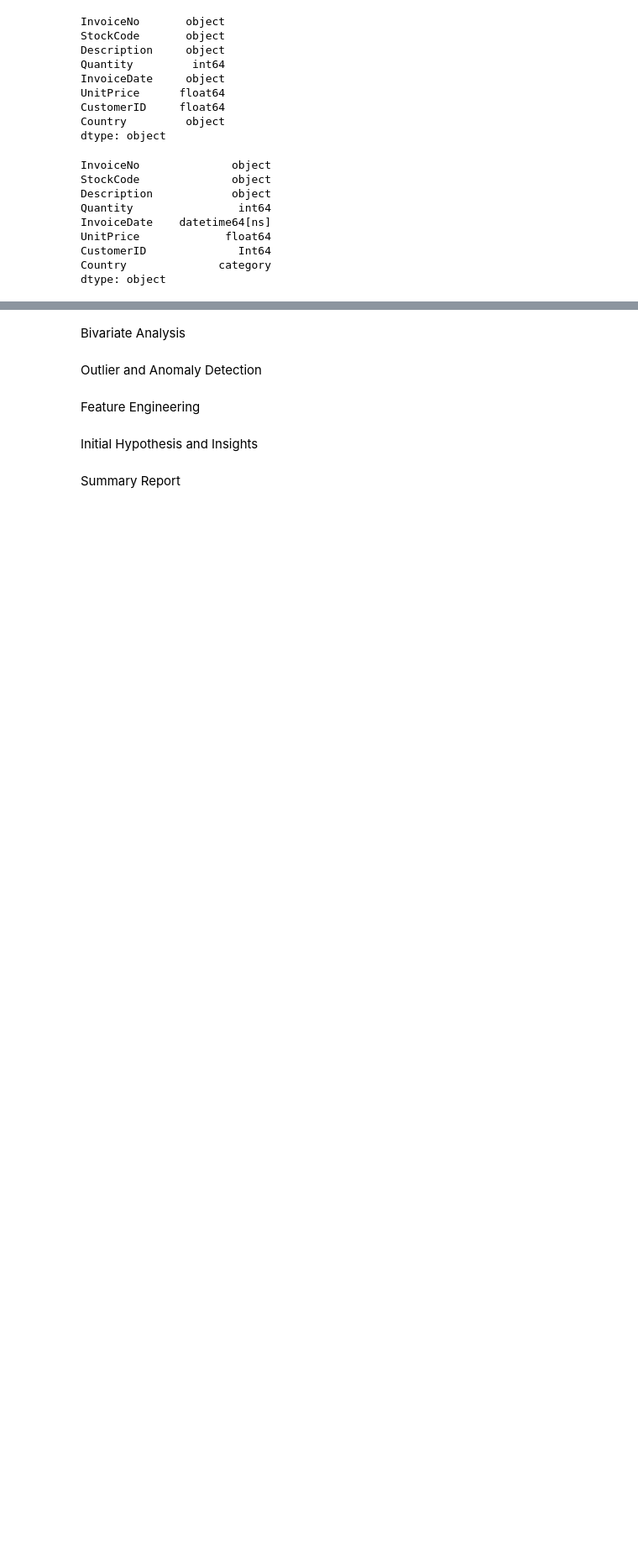
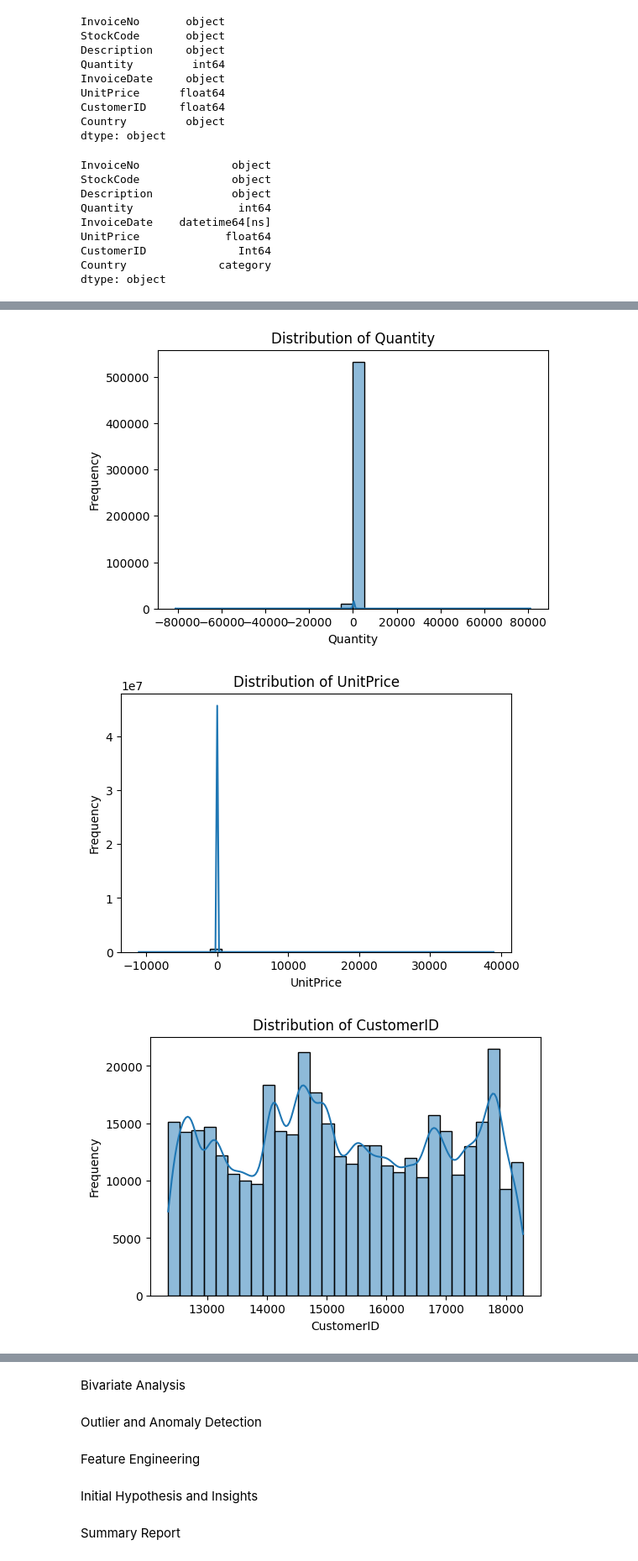
Before and after one commit to theozel-john-bringino/ml-projects-portfolio, a Jupyter notebook: exploratory_data_analysis/e-commerce_data/e-commerce_data_eda.ipynb, the cells around one changed output, grey strips where cells are left out. Shown at 84% size. Saved outputs shown, nothing was run; the diff lists cells and outputs as text; code cells hidden in the pictures; blank space fills up the shorter version.

Commit message:
repush ecommerce data eda notebook, wip univariate analysis

```diff
--- a/exploratory_data_analysis/e-commerce_data/e-commerce_data_eda.ipynb
+++ b/exploratory_data_analysis/e-commerce_data/e-commerce_data_eda.ipynb
@@ -103,0 +104,4 @@ Univariate Analysis
+# %%
+#Create numerical and categorical cols for easier accessing
+numeric_cols = data_df.select_dtypes(include=['int64', 'float64']).columns.tolist()
+categorical_cols = data_df.select_dtypes(include=['object', 'category']).columns.tolist()
@@ -103,0 +120,12 @@ Univariate Analysis
+# %%
+for col in numeric_cols:
+    plt.figure(figsize=(6, 4))
+    sns.histplot(data_df[col], bins=30, kde=True)
+    plt.title(f'Distribution of {col}')
+    plt.xlabel(col)
+    plt.ylabel('Frequency')
+    plt.show()
+# %% [output]
+[figure, added]
+[figure, added]
+[figure, added]
```
Also changed, not shown: parts of 5 cells of this notebook.
